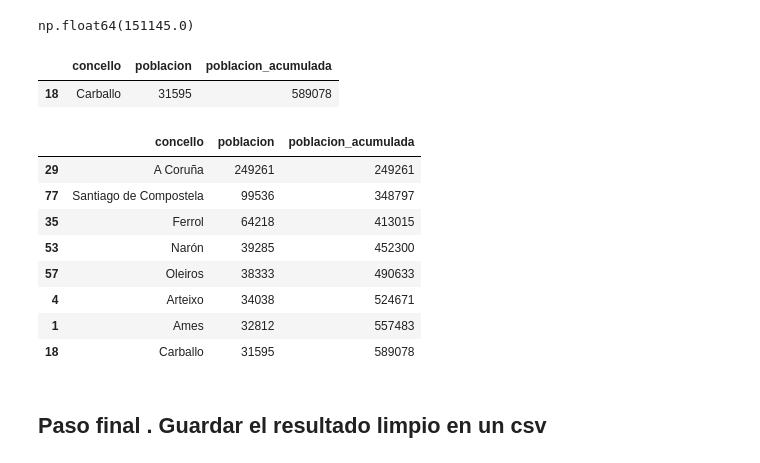
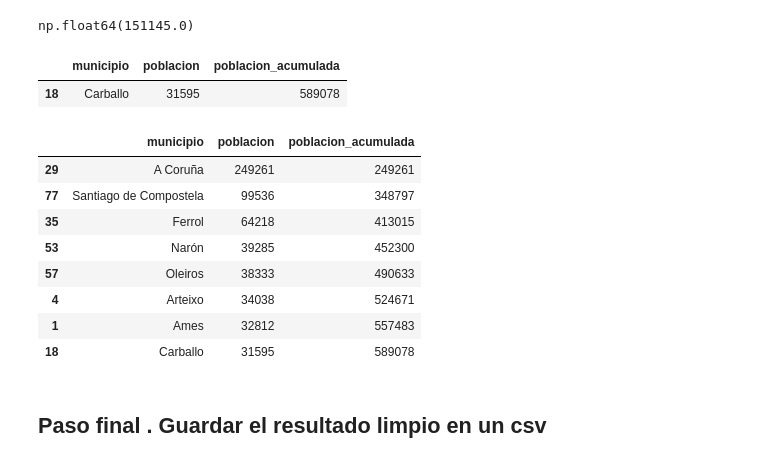
Before and after one commit to carolinamesacurso/E4_Concellos, a Jupyter notebook: notebooks/scrapping_concellos.ipynb, the cells around one changed output. Saved outputs shown, nothing was run; the diff lists cells and outputs as text; code cells hidden in the pictures.

```diff
--- a/notebooks/scrapping_concellos.ipynb
+++ b/notebooks/scrapping_concellos.ipynb
@@ -159,18 +137,18 @@ tabla_municipios = None
 
 for tabla in tablas:
 
-    cabeceiras = [
+    cabeceras = [
         th.get_text(" ", strip=True)
         for th in tabla.find_all("th")
     ]
-    for cabeceira in cabeceiras:
-        if "Population (2024)" in cabeceira:
+    for cabecera in cabeceras:
+        if "Population (2024)" in cabecera:
             tabla_municipios = tabla
             break
     if tabla_municipios is not None:
         break
 
 print("Tabla encontrada:", tabla_municipios is not None)
-print(tabla_municipios)
+# print(tabla_municipios)
 # %% [output]
 Tabla encontrada: True
@@ -199,30 +161,30 @@ def extraer_municipios(fichero):
     sopa = BeautifulSoup(fichero.read_bytes(), "html.parser")
 
     tablas = sopa.find_all("table")
-    taboa = None
+    tabla_municipios = None
 
     for tabla in tablas:
-        cabeceiras = [
+        cabeceras = [
             th.get_text(" ", strip=True)
             for th in tabla.find_all("th")
         ]
 
-        for cabeceira in cabeceiras:
-            if "Population (2024)" in cabeceira:
-                taboa = tabla
+        for cabecera in cabeceras:
+            if "Population (2024)" in cabecera:
+                tabla_municipios = tabla
                 break
 
-        if taboa is not None:
+        if tabla_municipios is not None:
             break
 
     filas = []
 
-    for tr in taboa.find_all("tr"):
+    for tr in tabla_municipios.find_all("tr"):
         celdas = tr.find_all("td")
 
         if len(celdas) == 2:
             filas.append({
-                "concello": celdas[0].get_text(strip=True),
+                "municipio": celdas[0].get_text(strip=True),
                 "poblacion": celdas[1].get_text(strip=True)
             })
 
@@ -517,17 +475,17 @@ municipiosascumulados=municipios_ordenados[
 ].head(1)
 municipiosascumulados
 # %% [output]
-|  | concello | poblacion | poblacion_acumulada |
+|  | municipio | poblacion | poblacion_acumulada |
 | 18 | Carballo | 31595 | 589078 |
 # %%
-concellos_necesarios = (
+municipios_necesarios = (
     municipios_ordenados["poblacion_acumulada"] < mitad_poblacion
 ).sum() + 1
 
-concellos_necesarios
-municipios_ordenados.head(concellos_necesarios)
+municipios_necesarios
+municipios_ordenados.head(municipios_necesarios)
 # %% [output]
-|  | concello | poblacion | poblacion_acumulada |
+|  | municipio | poblacion | poblacion_acumulada |
 | 29 | A Coruña | 249261 | 249261 |
 | 77 | Santiago de Compostela | 99536 | 348797 |
 | 35 | Ferrol | 64218 | 413015 |
```
Also changed, not shown: parts of 17 cells of this notebook, 1 other file.
